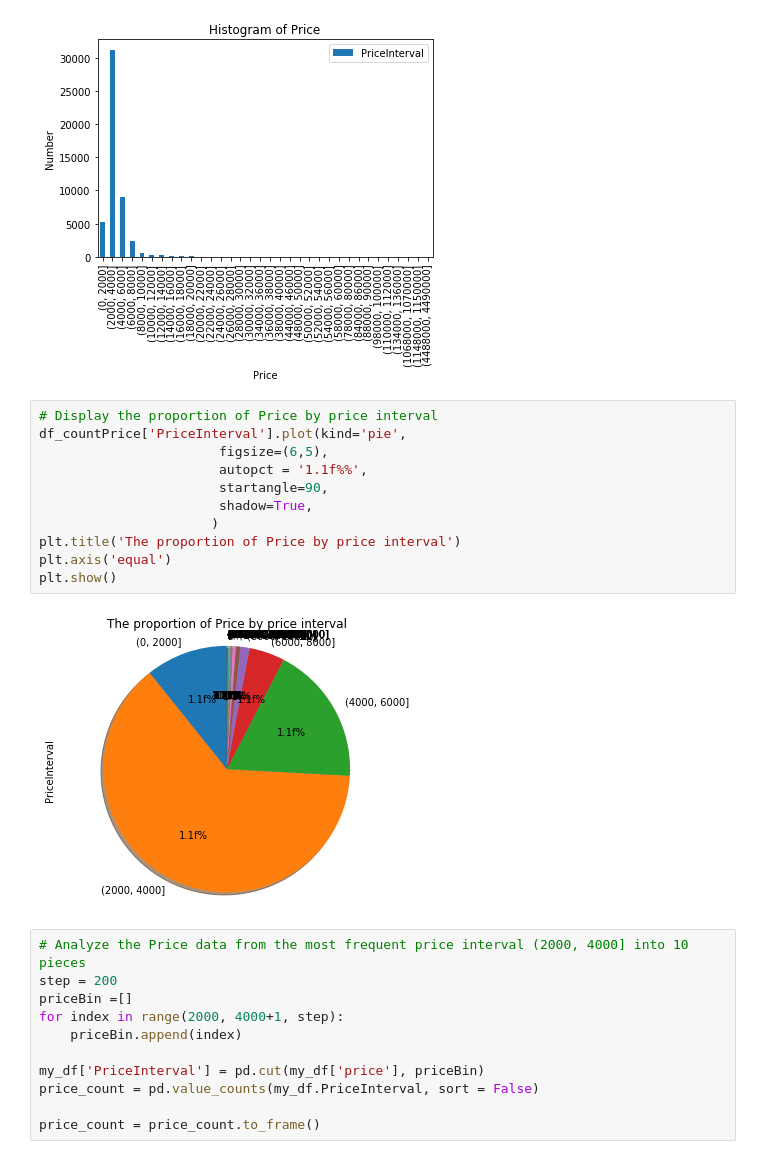
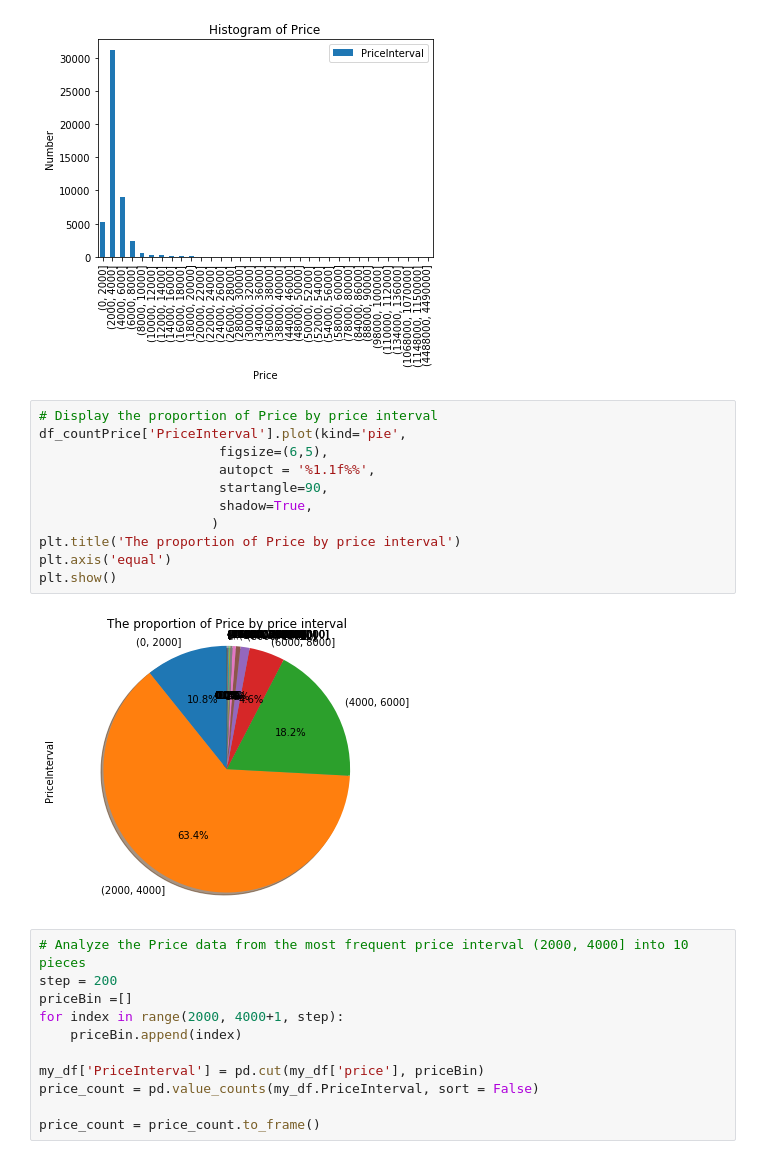
Before and after one commit to MAGKILLER/CMPT459-project, a Jupyter notebook: Milestone1/part1.ipynb, the cells around one changed output. Cells and saved outputs as stored; diff of their text form.

```diff
--- a/Milestone1/part1.ipynb
+++ b/Milestone1/part1.ipynb
@@ -87,16 +87,16 @@ plt.show()
 # %%
 # Display the proportion of Price by price interval
 df_countPrice['PriceInterval'].plot(kind='pie',
                        figsize=(6,5),
-                       autopct = '1.1f%%',
+                       autopct = '%1.1f%%',
                        startangle=90,
                        shadow=True,
                       )
 plt.title('The proportion of Price by price interval')
 plt.axis('equal')
 plt.show()
 # %% [output]
-[figure, old version]
+[figure, new version]
 # %%
 # Analyze the Price data from the most frequent price interval (2000, 4000] into 10 pieces
 step = 200
```
Also changed, not shown: parts of 2 cells of this notebook.
